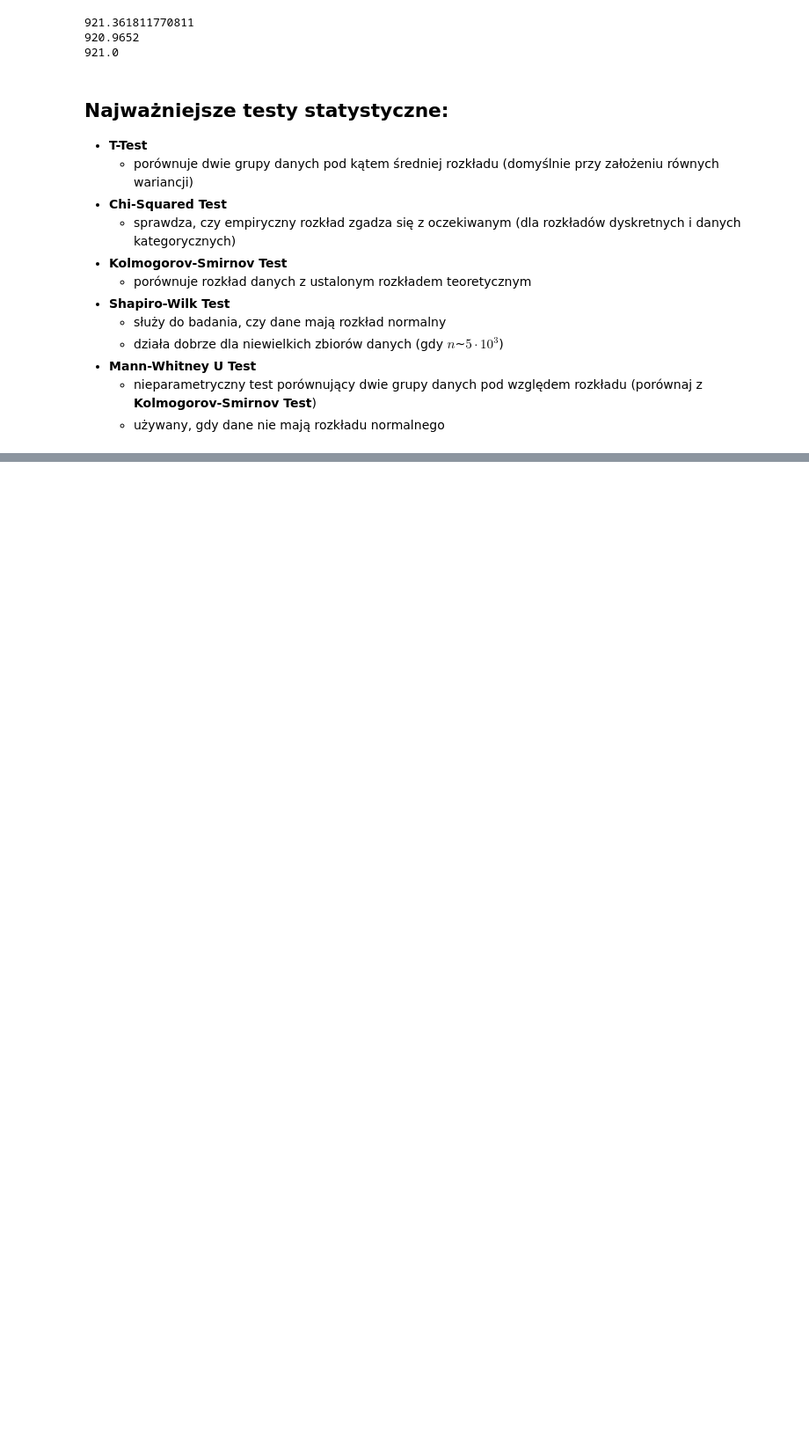
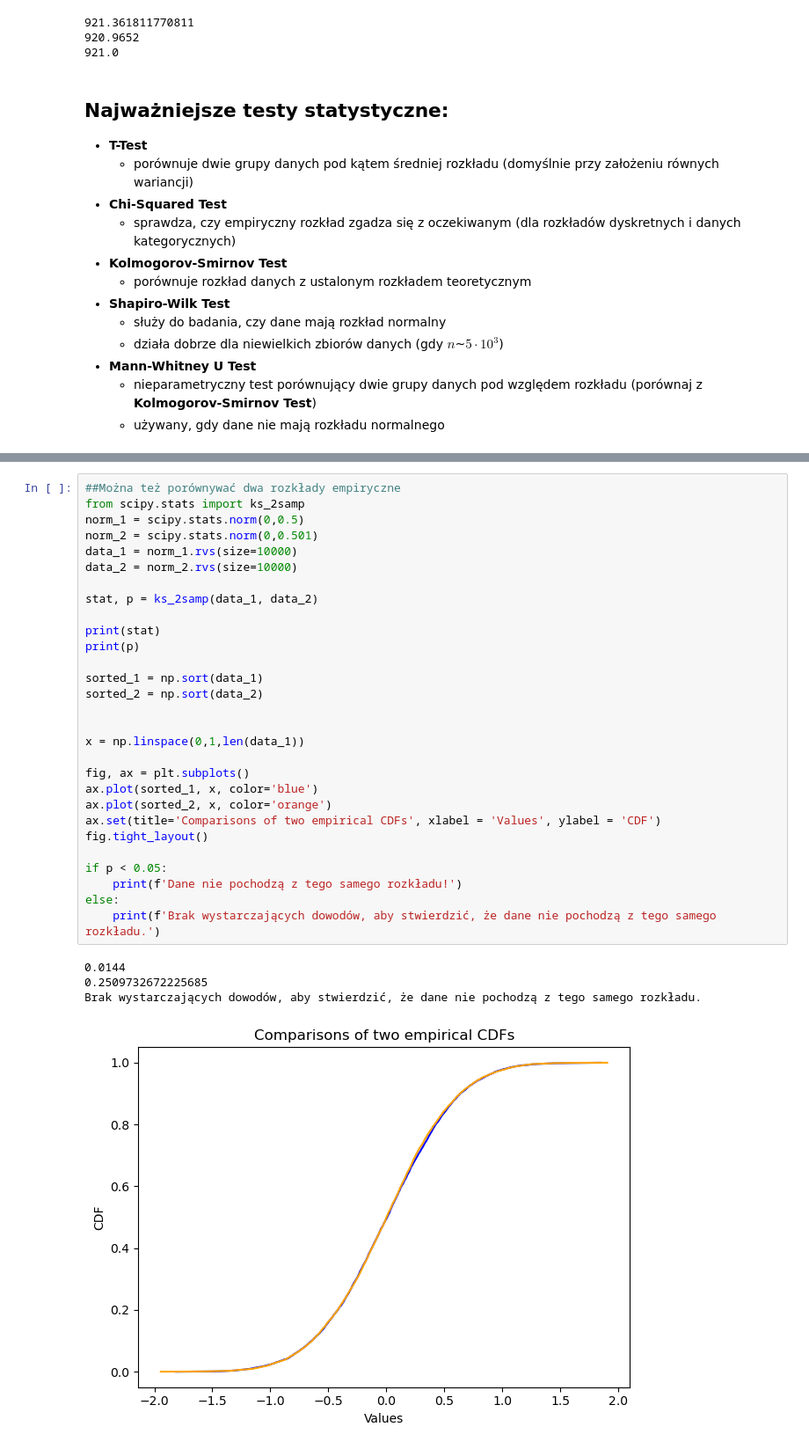
Before and after one commit to orange-cat-programmer/MPSI_2024-25, a Jupyter notebook: lekcja_rozklady/rozklady.ipynb, the cells around one changed output, grey strips where cells are left out. Shown at 88% size. Drawn from its saved outputs; the diff is of its cells as text; blank space fills up the shorter version.

```diff
--- a/lekcja_rozklady/rozklady.ipynb
+++ b/lekcja_rozklady/rozklady.ipynb
@@ -524,3 +535,37 @@ Warto poeksperymentować z tym, jak p_value odpowiadające danej wartości staty
+# %%
+##Można też porównywać dwa rozkłady empiryczne
+from scipy.stats import ks_2samp
+norm_1 = scipy.stats.norm(0,0.5)
+norm_2 = scipy.stats.norm(0,0.501)
+data_1 = norm_1.rvs(size=10000)
+data_2 = norm_2.rvs(size=10000)
+
+stat, p = ks_2samp(data_1, data_2)
+
+print(stat)
+print(p)
+
+sorted_1 = np.sort(data_1)
+sorted_2 = np.sort(data_2)
+
+
+x = np.linspace(0,1,len(data_1))
+
+fig, ax = plt.subplots()
+ax.plot(sorted_1, x, color='blue')
+ax.plot(sorted_2, x, color='orange')
+ax.set(title='Comparisons of two empirical CDFs', xlabel = 'Values', ylabel = 'CDF')
+fig.tight_layout()
+
+if p < 0.05:
+    print(f'Dane nie pochodzą z tego samego rozkładu!')
+else:
+    print(f'Brak wystarczających dowodów, aby stwierdzić, że dane nie pochodzą z tego samego rozkładu.')
+# %% [output]
+0.0144
+0.2509732672225685
+Brak wystarczających dowodów, aby stwierdzić, że dane nie pochodzą z tego samego rozkładu.
+[figure, added]
 # %%
 ##shapiro_test dla porownania
 
```
Also changed, not shown: parts of 17 cells of this notebook.
